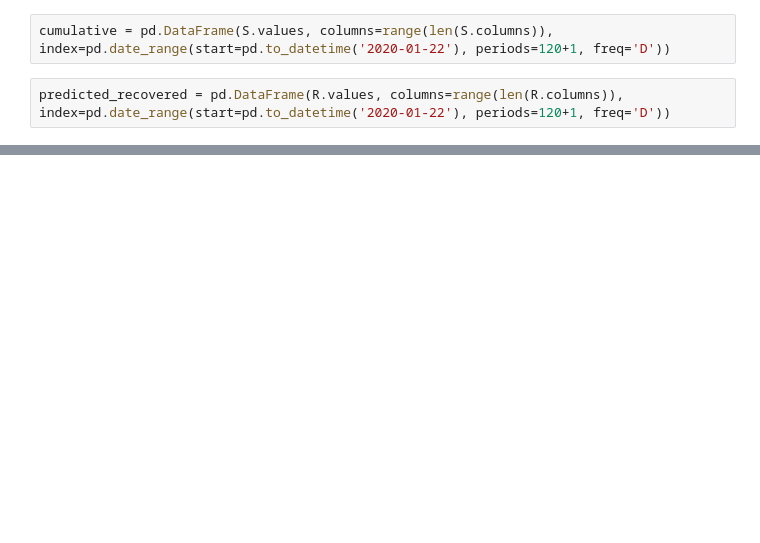
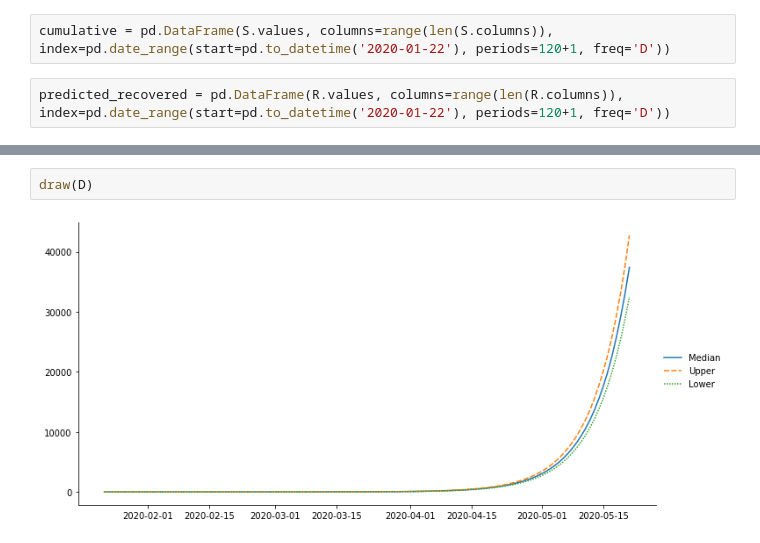
Before and after one commit to yoriyuki/COVID-19, a Jupyter notebook: prediction/Turzin.ipynb, the cells around one changed output, grey strips where cells are left out. Cells and saved outputs as stored; diff of their text form; blank space fills up the shorter version.

```diff
--- a/prediction/Turzin.ipynb
+++ b/prediction/Turzin.ipynb
@@ -223,0 +230,4 @@ draw(S)
+# %%
+draw(D)
+# %% [output]
+[figure, added]
```
Also changed, not shown: parts of 13 cells of this notebook, 1 other file.
